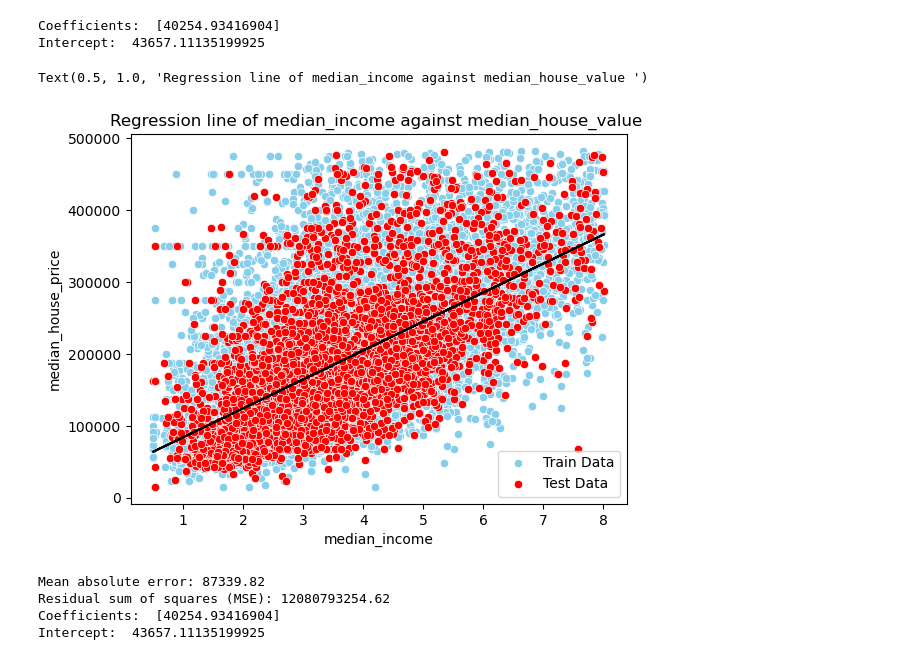
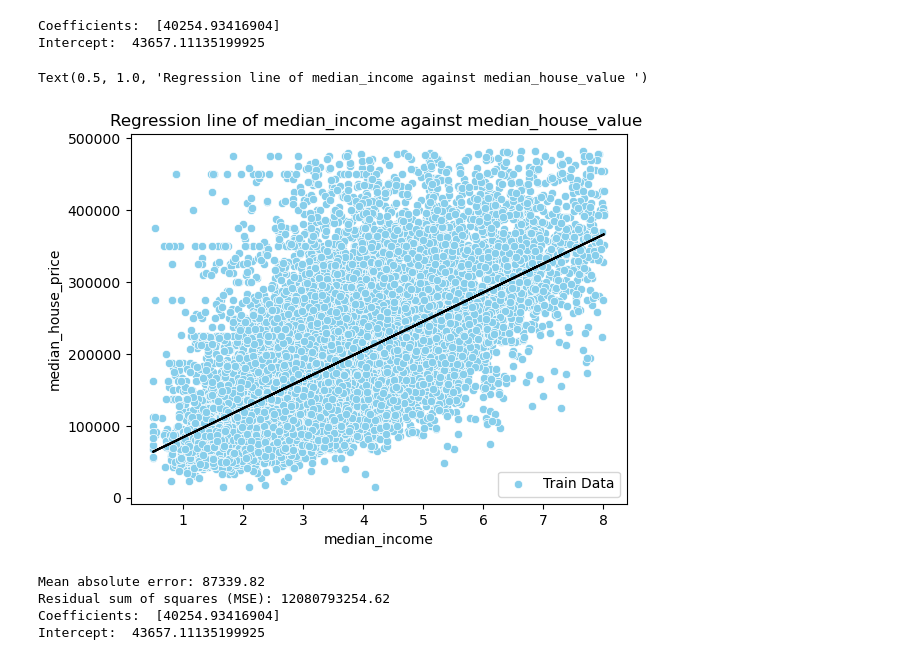
Before and after one commit to MO7AMED-119/CSCN8010-labs, a Jupyter notebook: Lab1.ipynb, the cells around one changed output. Cells and saved outputs as stored; diff of their text form; code cells hidden in the pictures.

Commit message:
Removed the test plots from the regression plots

```diff
--- a/Lab1.ipynb
+++ b/Lab1.ipynb
@@ -302,14 +302,14 @@ Coefficients:  [40254.93416904]
 Intercept:  43657.11135199925
 # %%
 sns.scatterplot(x = train.median_income,y=train.median_house_value,color ="skyblue",label='Train Data')
-sns.scatterplot(x = test.median_income,y=test.median_house_value,label='Test Data',color ="red")
+
 plt.plot(train_x, regr.coef_[0]*train_x + regr.intercept_,label='Regression Line', color= 'black')
 plt.xlabel('median_income')
 plt.ylabel('median_house_price')
 plt.title("Regression line of median_income against median_house_value ")
 # %% [output]
 Text(0.5, 1.0, 'Regression line of median_income against median_house_value ')
-[figure, old version]
+[figure, new version]
 # %%
 from sklearn.metrics import r2_score
 
```
Also changed, not shown: parts of 3 cells of this notebook.
